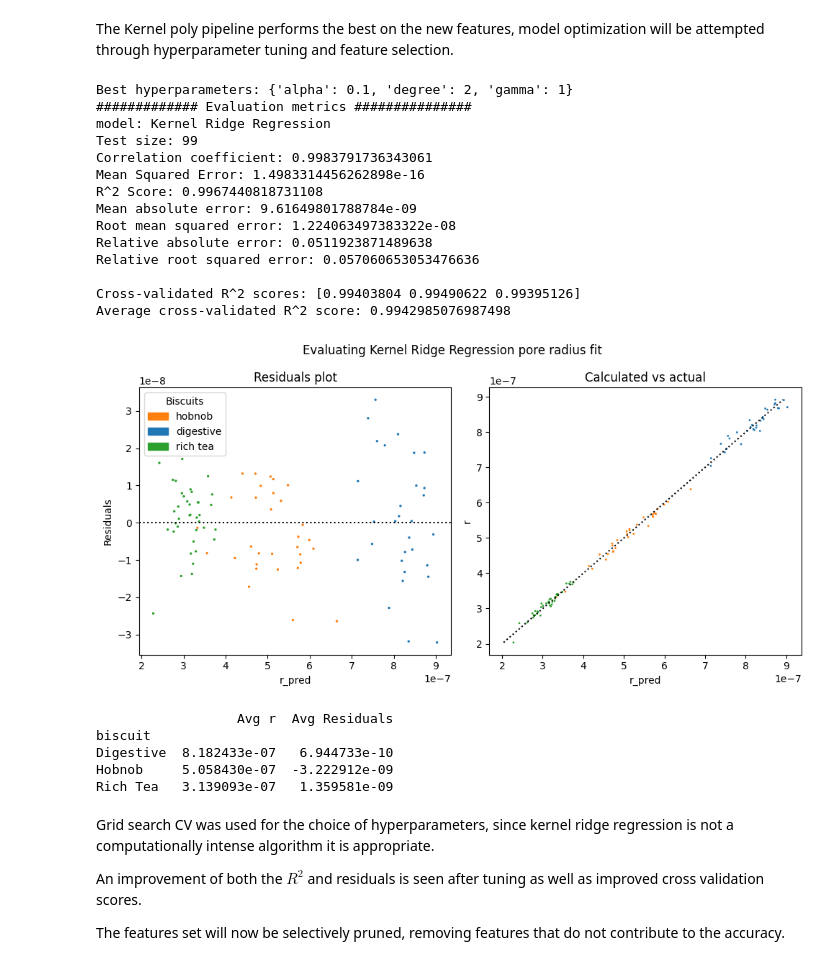
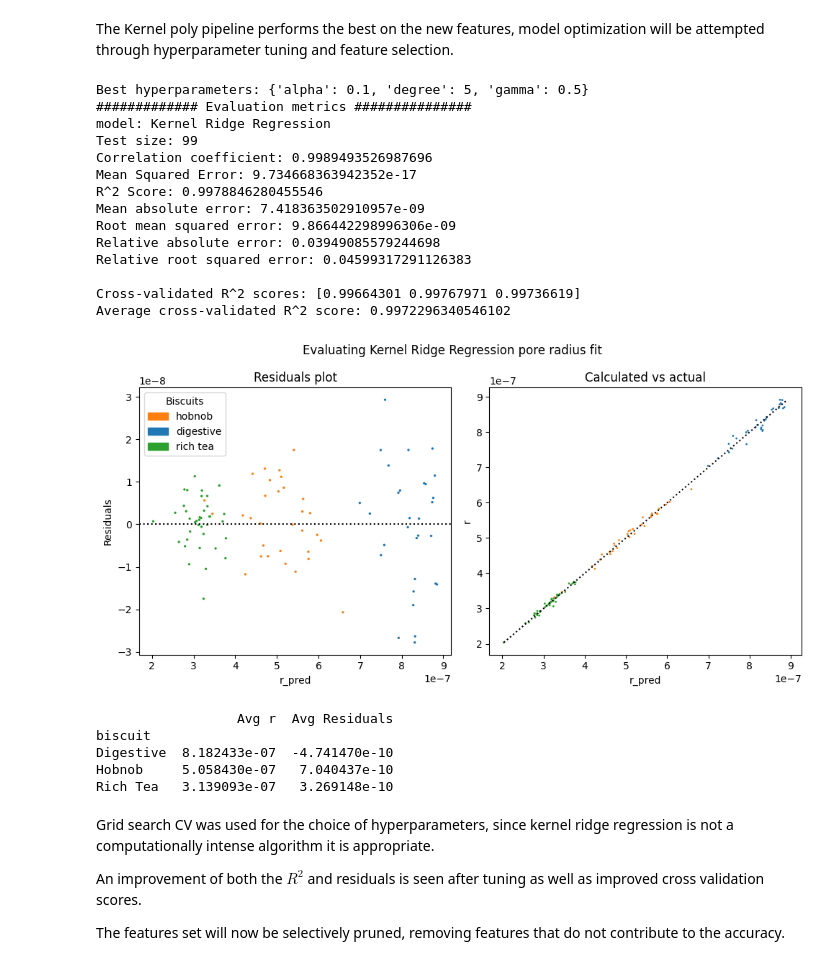
Before and after one commit to kon-218/biscuit_analysis, a Jupyter notebook: biscuit_analysis.ipynb, the cells around one changed output. Saved outputs shown, nothing was run; the diff lists cells and outputs as text; code cells hidden in the pictures.

```diff
--- a/code3.ipynb
+++ b/biscuit_analysis.ipynb
@@ -1029,8 +1029,10 @@ from sklearn.model_selection import GridSearchCV
 
 features = ['gamma', 'L', 't', 'phi', 'eta', 'L2', 'eta/t', 'cos_phi', '1/gamma', 'L2/cos_phi', 'L2/t', '1/t', 'L2/gamma']
 
+features = ['r_Washburn']
+
 # Define variables
-X = df_new_vars[features]
+X = microscopy_pruned[features]
 y = df_new_vars['r']
 
 # kernel param grid
@@ -1048,49 +1050,49 @@ X_train, X_test, y_train, y_test = train_test_split(stdX, y, test_size=0.2, rand
 
 # Define the model
 krr = KernelRidge(kernel='poly')
 
 # Define the steps of the pipeline
 steps = [
     ('scaler', StandardScaler()),
     ('grid_search', GridSearchCV(KernelRidge(kernel='poly'), param_grid, cv=3, scoring='r2'))
 ]
 
 # Create the pipeline
 opt_krr_pipeline = Pipeline(steps)
 
 # Fit the pipeline
 opt_krr_pipeline.fit(X_train, y_train)
 
 # Get the best hyperparameters
 best_params = opt_krr_pipeline.named_steps['grid_search'].best_params_
 print("Best hyperparameters:", best_params)
 
 # Predict the radius for the test data
 y_pred = opt_krr_pipeline.predict(X_test)
 
 # Evaluate the pipeline
 evaluate_pipeline(opt_krr_pipeline, "Kernel Ridge Regression", X_train, y_train, X_test, y_test, df_new_vars)
 # %% [output]
-Best hyperparameters: {'alpha': 0.1, 'degree': 2, 'gamma': 1}
+Best hyperparameters: {'alpha': 0.1, 'degree': 5, 'gamma': 0.5}
 ############# Evaluation metrics ###############
 model: Kernel Ridge Regression
 Test size: 99
-Correlation coefficient: 0.9983791736343061
-Mean Squared Error: 1.4983314456262898e-16
-R^2 Score: 0.9967440818731108
-Mean absolute error: 9.61649801788784e-09
-Root mean squared error: 1.224063497383322e-08
-Relative absolute error: 0.0511923871489638
-Relative root squared error: 0.057060653053476636
+Correlation coefficient: 0.9989493526987696
+Mean Squared Error: 9.734668363942352e-17
+R^2 Score: 0.9978846280455546
+Mean absolute error: 7.418363502910957e-09
+Root mean squared error: 9.866442298996306e-09
+Relative absolute error: 0.03949085579244698
+Relative root squared error: 0.04599317291126383
 
-Cross-validated R^2 scores: [0.99403804 0.99490622 0.99395126]
-Average cross-validated R^2 score: 0.9942985076987498
+Cross-validated R^2 scores: [0.99664301 0.99767971 0.99736619]
+Average cross-validated R^2 score: 0.9972296340546102
-[figure, old version]
+[figure, new version]
                   Avg r  Avg Residuals
 biscuit
-Digestive  8.182433e-07   6.944733e-10
-Hobnob     5.058430e-07  -3.222912e-09
-Rich Tea   3.139093e-07   1.359581e-09
+Digestive  8.182433e-07  -4.741470e-10
+Hobnob     5.058430e-07   7.040437e-10
+Rich Tea   3.139093e-07   3.269148e-10
 # %% [markdown]
 Grid search CV was used for the choice of hyperparameters, since kernel ridge regression is not a computationally intense algorithm it is appropriate.
 
```
Also changed, not shown: parts of 7 cells of this notebook, 4 other files.
